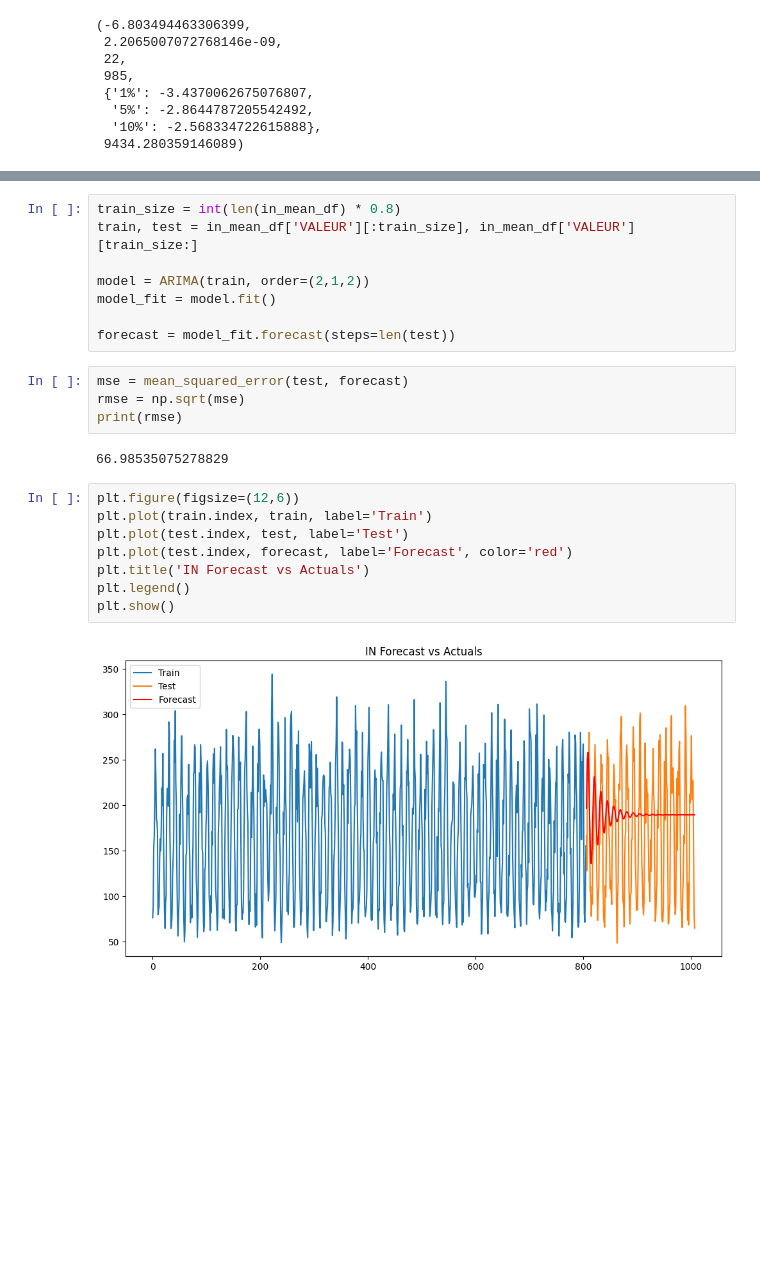
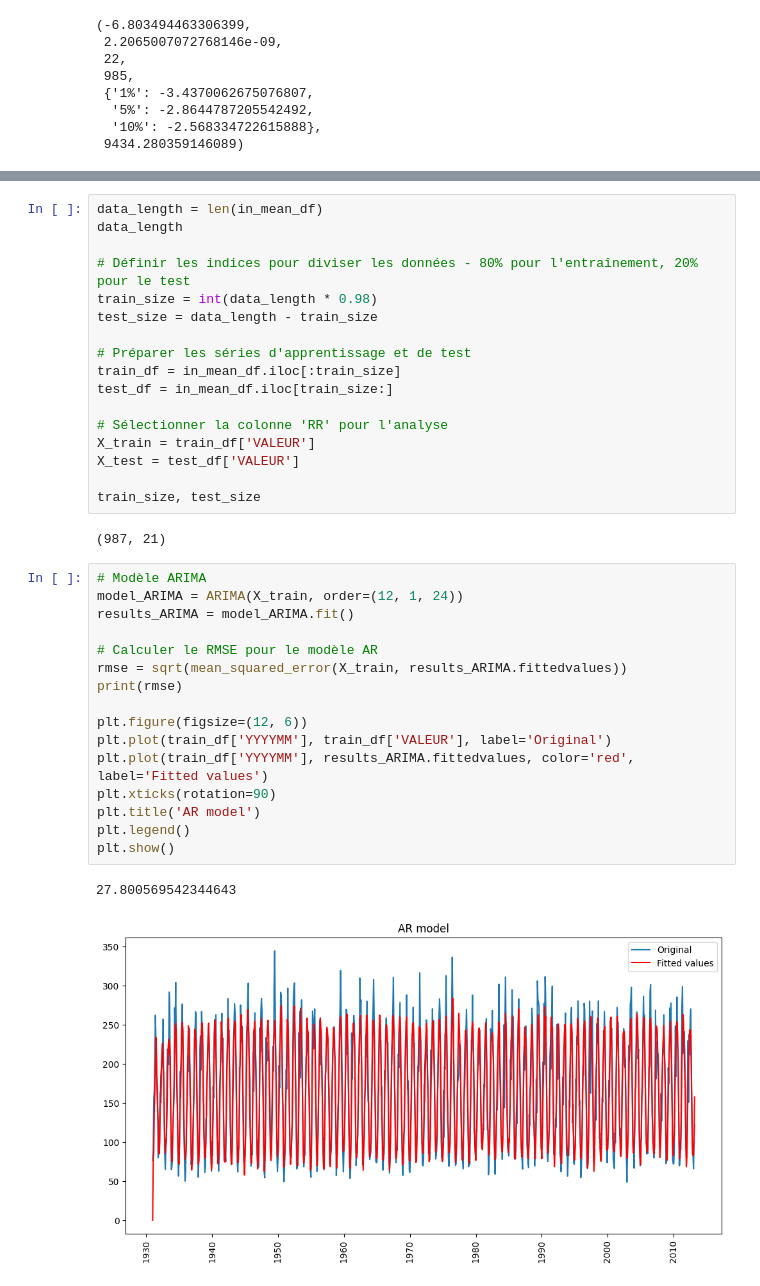
Before and after one commit to 22Nathan/projet-dl-meteo, a Jupyter notebook: meto.ipynb, the cells around one changed output, grey strips where cells are left out. Drawn from its saved outputs; the diff is of its cells as text; blank space fills up the shorter version.

```diff
--- a/meto.ipynb
+++ b/meto.ipynb
@@ -134,24 +133,38 @@ plt.show()
-# %%
-train_size = int(len(in_mean_df) * 0.8)
-train, test = in_mean_df['VALEUR'][:train_size], in_mean_df['VALEUR'][train_size:]
-
-model = ARIMA(train, order=(2,1,2))
-model_fit = model.fit()
-
-forecast = model_fit.forecast(steps=len(test))
-# %%
-mse = mean_squared_error(test, forecast)
-rmse = np.sqrt(mse)
-print(rmse)
-# %% [output]
-66.98535075278829
-# %%
-plt.figure(figsize=(12,6))
-plt.plot(train.index, train, label='Train')
-plt.plot(test.index, test, label='Test')
-plt.plot(test.index, forecast, label='Forecast', color='red')
-plt.title('IN Forecast vs Actuals')
-plt.legend()
-plt.show()
-# %% [output]
-[figure, removed]
+# %%
+data_length = len(in_mean_df)
+data_length
+
+# Définir les indices pour diviser les données - 80% pour l'entraînement, 20% pour le test
+train_size = int(data_length * 0.98)
+test_size = data_length - train_size
+
+# Préparer les séries d'apprentissage et de test
+train_df = in_mean_df.iloc[:train_size]
+test_df = in_mean_df.iloc[train_size:]
+
+# Sélectionner la colonne 'RR' pour l'analyse
+X_train = train_df['VALEUR']
+X_test = test_df['VALEUR']
+
+train_size, test_size
+# %% [output]
+(987, 21)
+# %%
+# Modèle ARIMA
+model_ARIMA = ARIMA(X_train, order=(12, 1, 24))
+results_ARIMA = model_ARIMA.fit()
+
+# Calculer le RMSE pour le modèle AR
+rmse = sqrt(mean_squared_error(X_train, results_ARIMA.fittedvalues))
+print(rmse)
+
+plt.figure(figsize=(12, 6))
+plt.plot(train_df['YYYYMM'], train_df['VALEUR'], label='Original')
+plt.plot(train_df['YYYYMM'], results_ARIMA.fittedvalues, color='red', label='Fitted values')
+plt.xticks(rotation=90)
+plt.title('AR model')
+plt.legend()
+plt.show()
+# %% [output]
+27.800569542344643
+[figure, added]
```
Also changed, not shown: parts of 36 cells of this notebook.
